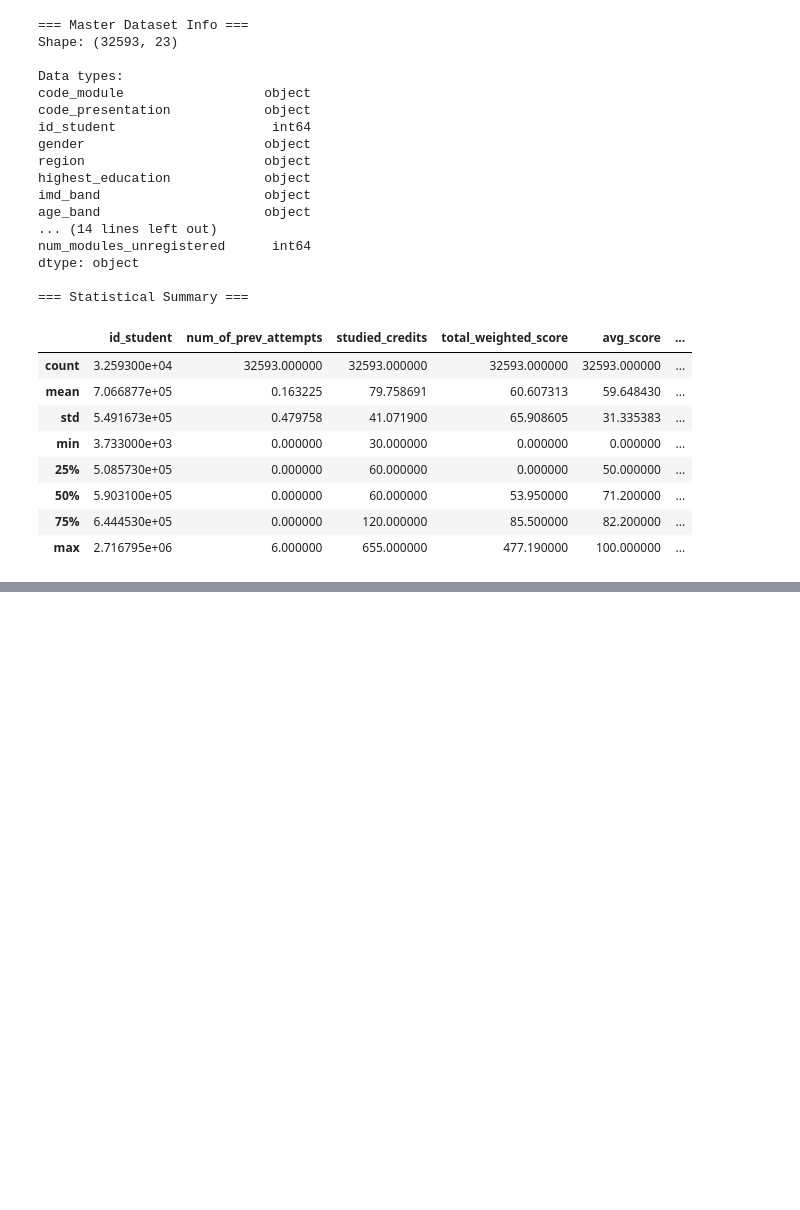
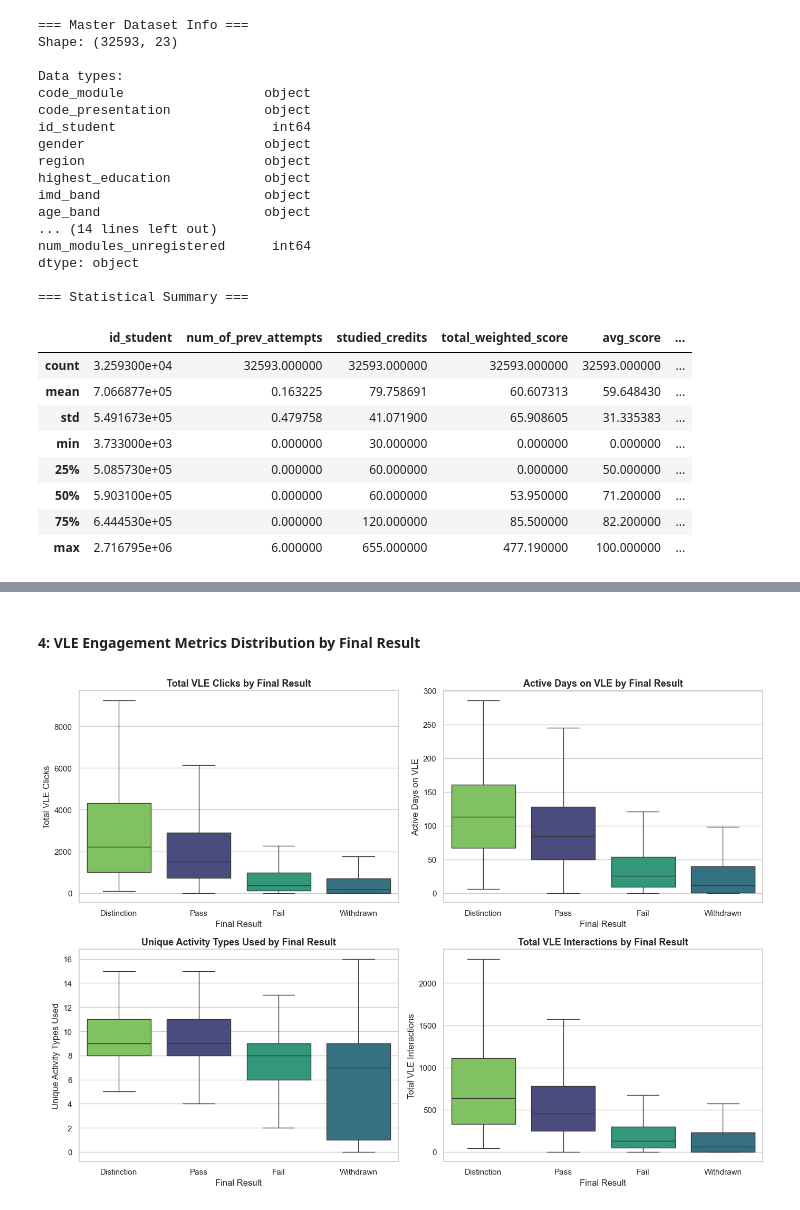
Before and after one commit to SDPcodes/student-performance-analytics, a Jupyter notebook: analytics_notebook.ipynb, the cells around one changed output, grey strips where cells are left out. Saved outputs shown, nothing was run; the diff lists cells and outputs as text; code cells hidden in the pictures; blank space fills up the shorter version.

```diff
--- a/analytics_notebook.ipynb
+++ b/analytics_notebook.ipynb
@@ -399,0 +503,21 @@ dtype: object
+# %% [markdown]
+#### 4: VLE Engagement Metrics Distribution by Final Result
+# %%
+# Display in box plots
+fig, axes = plt.subplots(2, 2, figsize=(14,10))
+
+engagement_cols = ["total_clicks", "active_days", "unique_activities", "total_vle_interactions"]
+titles = ["Total VLE Clicks", "Active Days on VLE", "Unique Activity Types Used", "Total VLE Interactions"]
+
+for idx, (col, title) in enumerate(zip(engagement_cols, titles)):
+    row, c = divmod(idx, 2)
+    sns.boxplot(data=master_df, x="final_result", hue="final_result", y=col, order=result_order,
+                palette="viridis", ax=axes[row][c], showfliers=False)
+    axes[row][c].set_title(f"{title} by Final Result", fontsize=13, fontweight="bold")
+    axes[row][c].set_xlabel("Final Result")
+    axes[row][c].set_ylabel(title)
+
+plt.tight_layout()
+plt.show()
+# %% [output]
+[figure, added]
```
Also changed, not shown: parts of 16 cells of this notebook.
